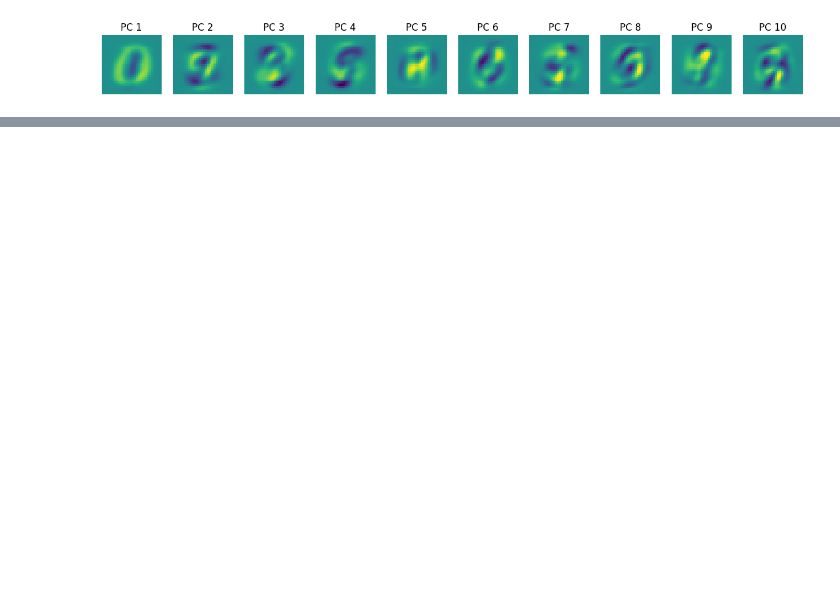
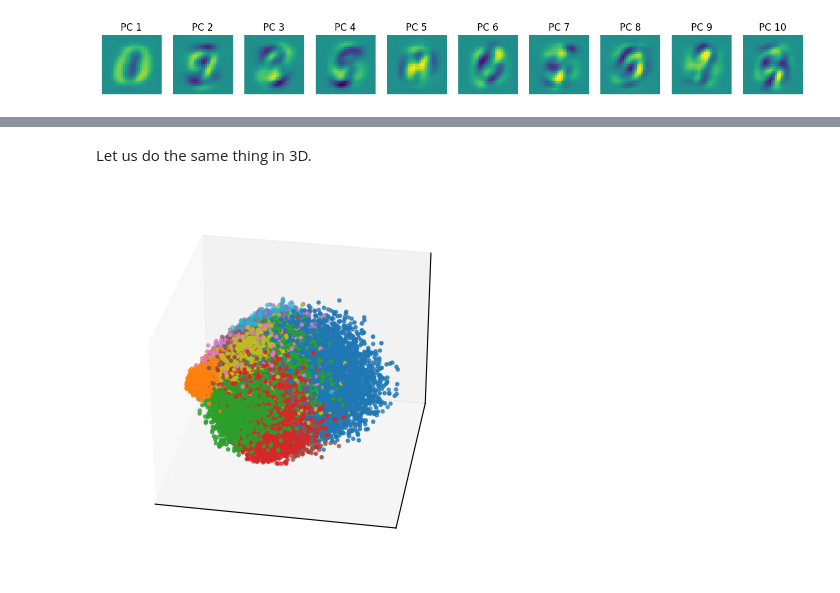
Before and after one commit to vcastin/teaching, a Jupyter notebook: TP_6_bis.ipynb, the cells around one changed output, grey strips where cells are left out. Drawn from its saved outputs; the diff is of its cells as text; code cells hidden in the pictures; blank space fills up the shorter version.

```diff
--- a/TP_6_bis.ipynb
+++ b/TP_6_bis.ipynb
@@ -46,0 +63,16 @@ for i in range(n_components):
+# %% [markdown]
+Let us do the same thing in 3D.
+# %%
+n_components = 3
+pca = PCA(n_components=n_components)
+pca.fit(images.reshape(-1, 28 * 28))
+X = pca.transform(images.reshape(-1, 28 * 28))
+fig = plt.figure()
+ax = fig.add_subplot(projection='3d', elev=30, azim=-80)  # change the value of azim to turn the image
+ax.scatter(X[:, 0], X[:, 1], X[:, 2], c=labels, cmap=cm.tab10, s=5)
+ax.set_xticks([])
+ax.set_yticks([])
+ax.set_zticks([])
+plt.show()
+# %% [output]
+[figure, added]
```
Also changed, not shown: parts of 8 cells of this notebook, 1 other file.
